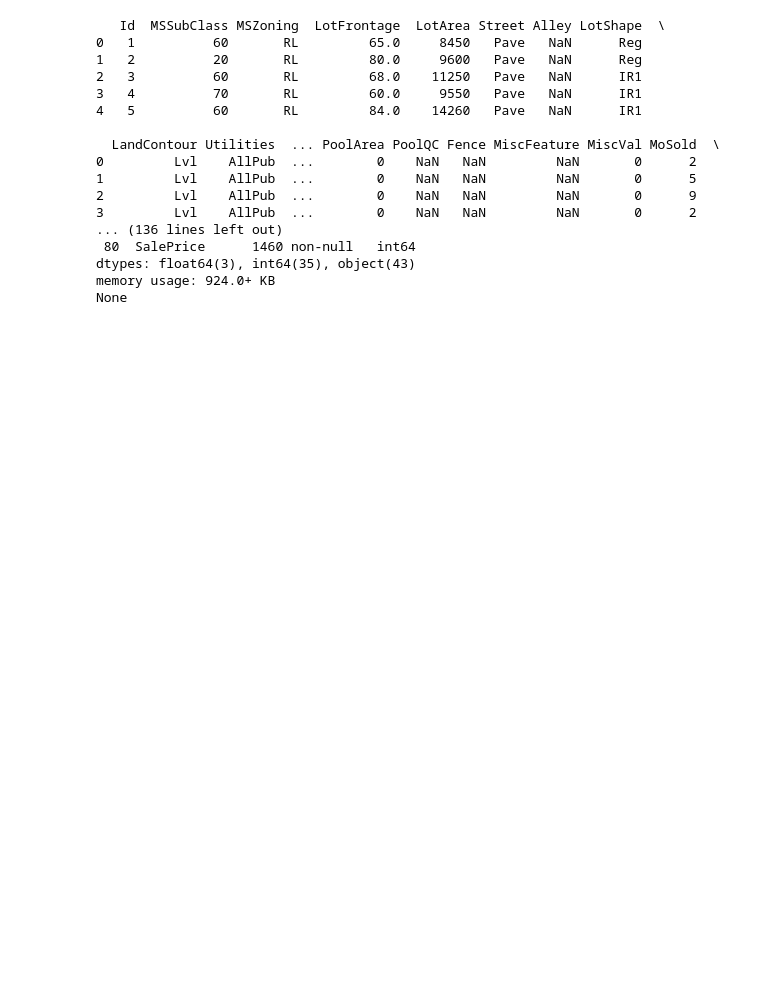
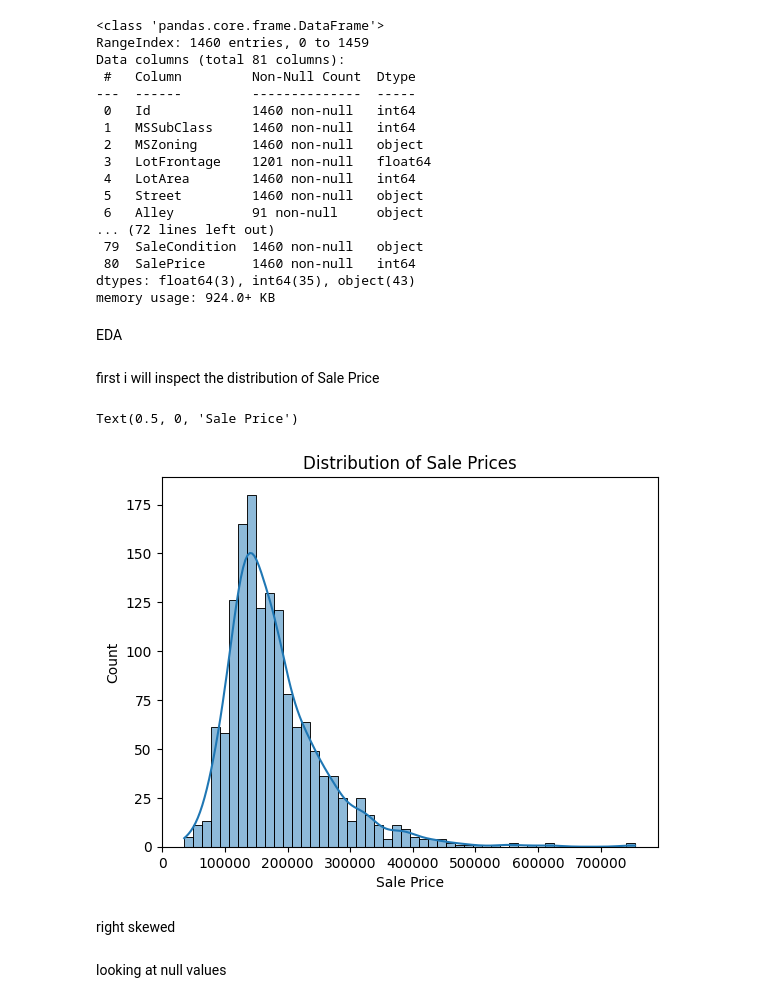
Before and after one commit to amandacao2/Kaggle-Data-Exploration, a Jupyter notebook: training.ipynb, the cells around one changed output. Drawn from its saved outputs; the diff is of its cells as text; code cells hidden in the pictures; blank space fills up the shorter version.

```diff
--- a/training.ipynb
+++ b/training.ipynb
@@ -15,24 +6,39 @@ Matplotlib is building the font cache; this may take a moment.
 # %%
 df = pd.read_csv("train.csv")
 
-print(df.head())
-print(df.describe())
-print(df.info())
+df.head(15)
+df.describe()
+df.info()
 # %% [output]
-   Id  MSSubClass MSZoning  LotFrontage  LotArea Street Alley LotShape  \
-0   1          60       RL         65.0     8450   Pave   NaN      Reg
-1   2          20       RL         80.0     9600   Pave   NaN      Reg
-2   3          60       RL         68.0    11250   Pave   NaN      IR1
-3   4          70       RL         60.0     9550   Pave   NaN      IR1
-4   5          60       RL         84.0    14260   Pave   NaN      IR1
-
-  LandContour Utilities  ... PoolArea PoolQC Fence MiscFeature MiscVal MoSold  \
-0         Lvl    AllPub  ...        0    NaN   NaN         NaN       0      2
-1         Lvl    AllPub  ...        0    NaN   NaN         NaN       0      5
-2         Lvl    AllPub  ...        0    NaN   NaN         NaN       0      9
-3         Lvl    AllPub  ...        0    NaN   NaN         NaN       0      2
-... (136 lines left out)
+<class 'pandas.core.frame.DataFrame'>
+RangeIndex: 1460 entries, 0 to 1459
+Data columns (total 81 columns):
+ #   Column         Non-Null Count  Dtype
+---  ------         --------------  -----
+ 0   Id             1460 non-null   int64
+ 1   MSSubClass     1460 non-null   int64
+ 2   MSZoning       1460 non-null   object
+ 3   LotFrontage    1201 non-null   float64
+ 4   LotArea        1460 non-null   int64
+ 5   Street         1460 non-null   object
+ 6   Alley          91 non-null     object
+... (72 lines left out)
+ 79  SaleCondition  1460 non-null   object
  80  SalePrice      1460 non-null   int64
 dtypes: float64(3), int64(35), object(43)
 memory usage: 924.0+ KB
-None
+# %% [markdown]
+EDA
+# %% [markdown]
+first i will inspect the distribution of Sale Price
+# %%
+sns.histplot(df['SalePrice'], bins=50, kde=True)
+plt.title('Distribution of Sale Prices')
+plt.xlabel('Sale Price')
+# %% [output]
+Text(0.5, 0, 'Sale Price')
+[figure, added]
+# %% [markdown]
+right skewed
+# %% [markdown]
+looking at null values
```
Also changed, not shown: parts of 7 cells of this notebook.
